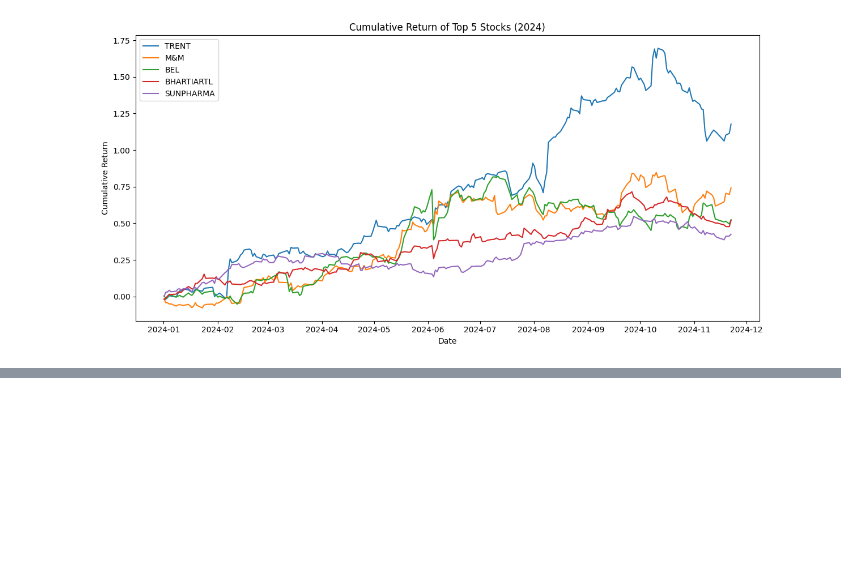
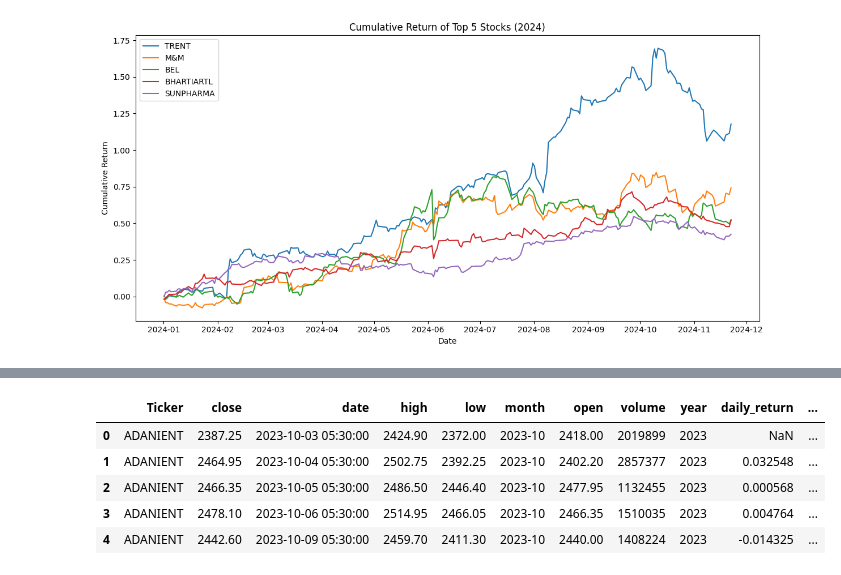
Before and after one commit to ShigilSasi/Stock_Analysis, a Jupyter notebook: yaml_files_load.ipynb, the cells around one changed output, grey strips where cells are left out. Cells and saved outputs as stored; diff of their text form; code cells hidden in the pictures; blank space fills up the shorter version.

```diff
--- a/yaml_files_load.ipynb
+++ b/yaml_files_load.ipynb
@@ -352,0 +368,5 @@ for yr in sorted(years):
+# %%
+# 3. Sector-wise Performance:
+# Load sector data
+sector_df = pd.read_csv('/home/shigilsasi/code/Guvi_Projects/Stock_Analysis/Sector_data - Sheet1.csv')
+sector_df.head()
@@ -352,0 +380,4 @@ for yr in sorted(years):
+# %%
+# Clean the Symbol Column
+sector_df['Ticker'] = sector_df['Symbol'].str.split(':').str[-1].str.strip()
+sector_df.head()
@@ -352,0 +401,11 @@ for yr in sorted(years):
+# %%
+# Merge Stock Data with Sector Data
+final_df = pd.merge(final_df, sector_df[['Ticker', 'sector']], on='Ticker', how='left')
+final_df.head()
+# %% [output]
+|  | Ticker | close | date | high | low | month | open | volume | year | daily_return | ... |
+| 0 | ADANIENT | 2387.25 | 2023-10-03 05:30:00 | 2424.90 | 2372.00 | 2023-10 | 2418.00 | 2019899 | 2023 | NaN | ... |
+| 1 | ADANIENT | 2464.95 | 2023-10-04 05:30:00 | 2502.75 | 2392.25 | 2023-10 | 2402.20 | 2857377 | 2023 | 0.032548 | ... |
+| 2 | ADANIENT | 2466.35 | 2023-10-05 05:30:00 | 2486.50 | 2446.40 | 2023-10 | 2477.95 | 1132455 | 2023 | 0.000568 | ... |
+| 3 | ADANIENT | 2478.10 | 2023-10-06 05:30:00 | 2514.95 | 2466.05 | 2023-10 | 2466.35 | 1510035 | 2023 | 0.004764 | ... |
+| 4 | ADANIENT | 2442.60 | 2023-10-09 05:30:00 | 2459.70 | 2411.30 | 2023-10 | 2440.00 | 1408224 | 2023 | -0.014325 | ... |
```
Also changed, not shown: parts of 16 cells of this notebook.
